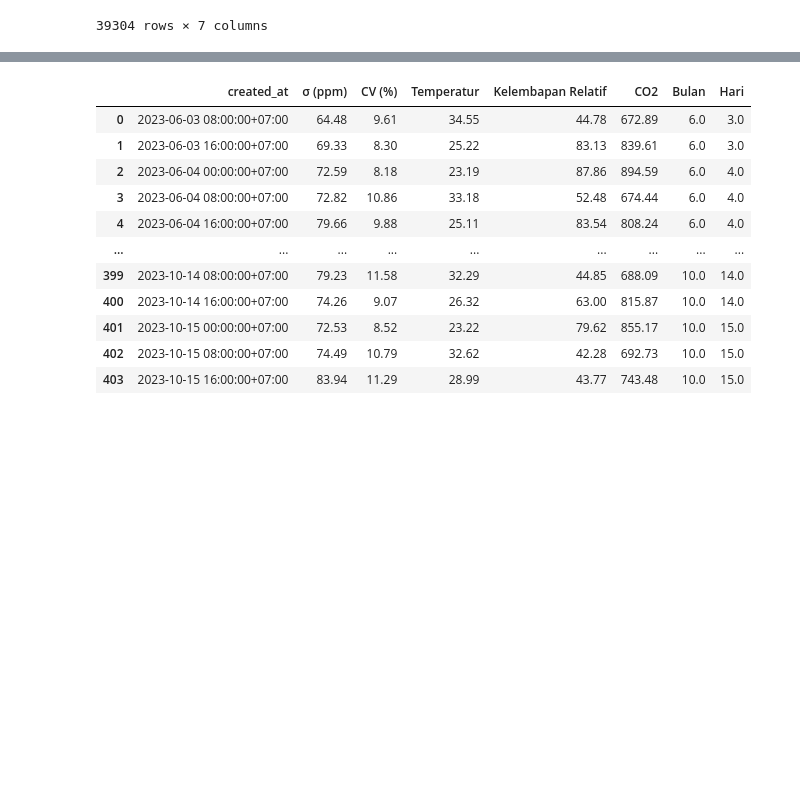
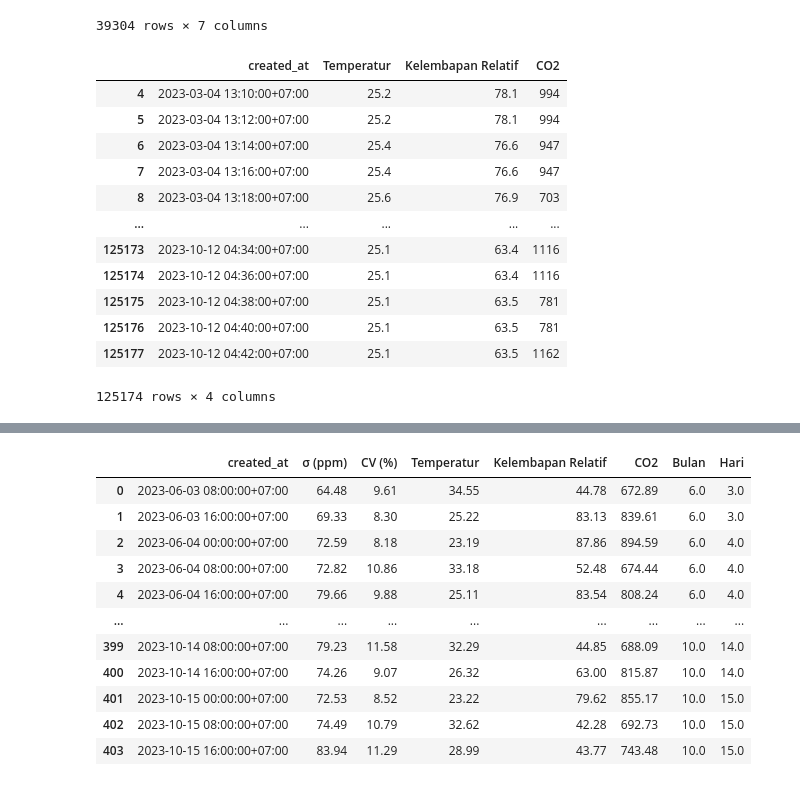
Before and after one commit to softwareuhuy/SNI-Validasi, a Jupyter notebook: GKU Validation.ipynb, the cells around one changed output, grey strips where cells are left out. Saved outputs shown, nothing was run; the diff lists cells and outputs as text; code cells hidden in the pictures; blank space fills up the shorter version.

Commit message:
add GKU Outlier for CO2

```diff
--- a/GKU Validation.ipynb
+++ b/GKU Validation.ipynb
@@ -105,4 +105,59 @@ dfco2
 | 96776 | 2023-10-15 19:36:00+07:00 | 25.8 | 60.60 | 842 | 10 | 15 | 19 |
 | 96777 | 2023-10-15 19:38:00+07:00 | 25.7 | 60.40 | 720 | 10 | 15 | 19 |
 39304 rows × 7 columns
+# %%
+#Outlier windowing per jam CO2
+dfoutlier = pd.DataFrame(
+    {
+        "created_at": ["1990-10-09 00:00:00"],
+        "Temperatur": ["0"],
+        "Kelembapan Relatif": ["0"],
+        "CO2": ["0"],
+    },
+    index=[0, 1, 2, 3],
+)
+
+x=1
+while x<=10 :
+  y=1
+  while y<=31 :
+    z=0
+    while z<=23 :
+      dfvalidasi = dfco2[(dfco2['Bulan']==x) & (dfco2['Hari']==y) & (dfco2['Jam']==z)]
+      dfvalidasi = dfvalidasi.loc[:,['created_at','Temperatur','Kelembapan Relatif','CO2']]
+      data = len(dfvalidasi.axes[0])
+      jumlah = str(data)
+      if (dfvalidasi.empty==True):
+        pass
+      else :
+        Q3 = dfvalidasi['CO2'].describe()['75%']
+        Q1 = dfvalidasi['CO2'].describe()['25%']
+        IQR = Q3 - Q1
+        UF = Q3 + (1.5*IQR)
+        LF = Q1 - (1.5*IQR)
+        dfvalidasi = dfvalidasi[(dfvalidasi['CO2'] < UF) & (dfvalidasi['CO2'] > LF)]
+
+        dfoutlier = pd.concat([dfoutlier, dfvalidasi], axis=0, ignore_index=True)
+      z+=1
+    y+=1
+  x+=1
+
+dfoutlier['CO2'] = dfoutlier['CO2'].astype(int)
+dfoutlier = dfoutlier[(dfoutlier['CO2']>400) &  (dfoutlier['CO2'] <5000)]
+
+dfoutlier
+# %% [output]
+|  | created_at | Temperatur | Kelembapan Relatif | CO2 |
+| 4 | 2023-03-04 13:10:00+07:00 | 25.2 | 78.1 | 994 |
+| 5 | 2023-03-04 13:12:00+07:00 | 25.2 | 78.1 | 994 |
+| 6 | 2023-03-04 13:14:00+07:00 | 25.4 | 76.6 | 947 |
+| 7 | 2023-03-04 13:16:00+07:00 | 25.4 | 76.6 | 947 |
+| 8 | 2023-03-04 13:18:00+07:00 | 25.6 | 76.9 | 703 |
+| ... | ... | ... | ... | ... |
+| 125173 | 2023-10-12 04:34:00+07:00 | 25.1 | 63.4 | 1116 |
+| 125174 | 2023-10-12 04:36:00+07:00 | 25.1 | 63.4 | 1116 |
+| 125175 | 2023-10-12 04:38:00+07:00 | 25.1 | 63.5 | 781 |
+| 125176 | 2023-10-12 04:40:00+07:00 | 25.1 | 63.5 | 781 |
+| 125177 | 2023-10-12 04:42:00+07:00 | 25.1 | 63.5 | 1162 |
+125174 rows × 4 columns
 # %%
```
Also changed, not shown: parts of 2 cells of this notebook.
